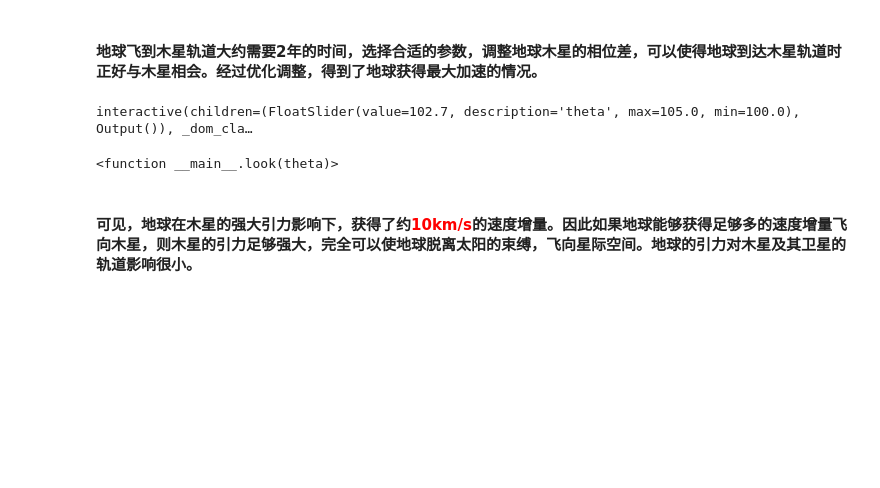
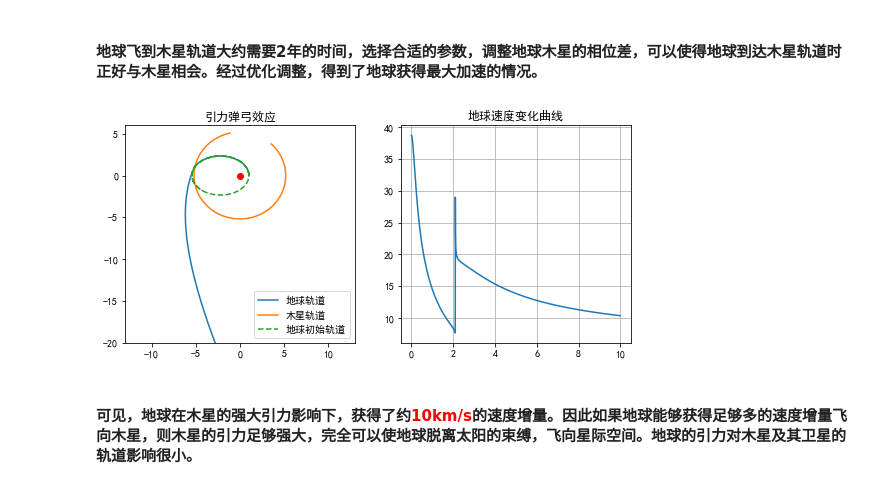
Before and after one commit to panyicast/WonderEarth, a Jupyter notebook: wonderearth.ipynb, the cells around one changed output. Cells and saved outputs as stored; diff of their text form; code cells hidden in the pictures; blank space fills up the shorter version.

```diff
--- a/wonderearth.ipynb
+++ b/wonderearth.ipynb
@@ -159,52 +159,44 @@ def SinglePlanet(x,t):
 # %%
 from ipywidgets import interact
 import ipywidgets as widgets
-def look(theta):
-    kv = 1.3
-    kt = 10
-    year = 3600*24*365.26
-    t = np.linspace(0, 3600*24*365*kt, 20000)
-    theta = theta*pi/180
-    xj = Rjs * cos(theta)
-    yj = Rjs * sin(theta)
-    vxj = -Vj * sin(theta)
-    vyj = Vj * cos(theta)
-    x0 = np.array([ Res, 0, 0, Ve*kv, xj, yj, vxj, vyj])
-    y = odeint(WonderEarth,x0,t,args = ())
-    fig = plt.figure(figsize=(14,4))
-    ax1 = fig.add_subplot(1,3,1)
-    plt.plot(y[:,0]/AU,y[:,1]/AU, label='地球轨道')
-    plt.plot(y[:,4]/AU,y[:,5]/AU, label='木星轨道')
-    plt.plot(0,0, 'ro');
-    orbit_earth0 = np.array([ Res, 0, 0, Ve*kv])
-    orbit_earth = odeint(SinglePlanet,orbit_earth0,t,args = ())
-    plot(orbit_earth[:,0]/AU, orbit_earth[:,1]/AU,'--',label='地球初始轨道')
+theta = 102.7
+kv = 1.3
+kt = 10
+year = 3600*24*365.26
+t = np.linspace(0, 3600*24*365*kt, 20000)
+theta = theta*pi/180
+xj = Rjs * cos(theta)
+yj = Rjs * sin(theta)
+vxj = -Vj * sin(theta)
+vyj = Vj * cos(theta)
+x0 = np.array([ Res, 0, 0, Ve*kv, xj, yj, vxj, vyj])
+y = odeint(WonderEarth,x0,t,args = ())
+fig = plt.figure(figsize=(14,4))
+ax1 = fig.add_subplot(1,3,1)
+plt.plot(y[:,0]/AU,y[:,1]/AU, label='地球轨道')
+plt.plot(y[:,4]/AU,y[:,5]/AU, label='木星轨道')
+plt.plot(0,0, 'ro');
+orbit_earth0 = np.array([ Res, 0, 0, Ve*kv])
+orbit_earth = odeint(SinglePlanet,orbit_earth0,t,args = ())
+plot(orbit_earth[:,0]/AU, orbit_earth[:,1]/AU,'--',label='地球初始轨道')
 
-    plt.xlim([-13,13])
-    plt.ylim([-20,6])
-    plt.legend()
-    plt.title('引力弹弓效应')
-    re = np.array(y[:,0:2])
-    rj = np.array(y[:,4:6])
-    rej = rj - re
-    nrej = linalg.norm(rej,axis=1)
+plt.xlim([-13,13])
+plt.ylim([-20,6])
+plt.legend()
+plt.title('引力弹弓效应')
+re = np.array(y[:,0:2])
+rj = np.array(y[:,4:6])
+rej = rj - re
+nrej = linalg.norm(rej,axis=1)
 
-    ax2 = fig.add_subplot(1,3,2)
-    ve = np.array(y[:,2:4])
-    nve = linalg.norm(ve,axis=1)
-    plt.plot(t/year,nve)
-    plt.grid()
-    plt.title('地球速度变化曲线')
-    return
-
-interact(look,theta=widgets.FloatSlider(
-    value=102.7,
-    min=100,
-    max=105,
-    step=0.1))embedded-picture
+ax2 = fig.add_subplot(1,3,2)
+plt.title('地球速度变化曲线')
+ve = np.array(y[:,2:4])
+nve = linalg.norm(ve,axis=1)
+plt.plot(t/year,nve)
+plt.grid()
 # %% [output]
-interactive(children=(FloatSlider(value=102.7, description='theta', max=105.0, min=100.0), Output()), _dom_cla…
-<function __main__.look(theta)>
+[figure, added]
 # %% [markdown]
 #### 可见，地球在木星的强大引力影响下，获得了约<font color=red>**10km/s**</font>的速度增量。因此如果地球能够获得足够多的速度增量飞向木星，则木星的引力足够强大，完全可以使地球脱离太阳的束缚，飞向星际空间。地球的引力对木星及其卫星的轨道影响很小。
 # %% [markdown]
```
